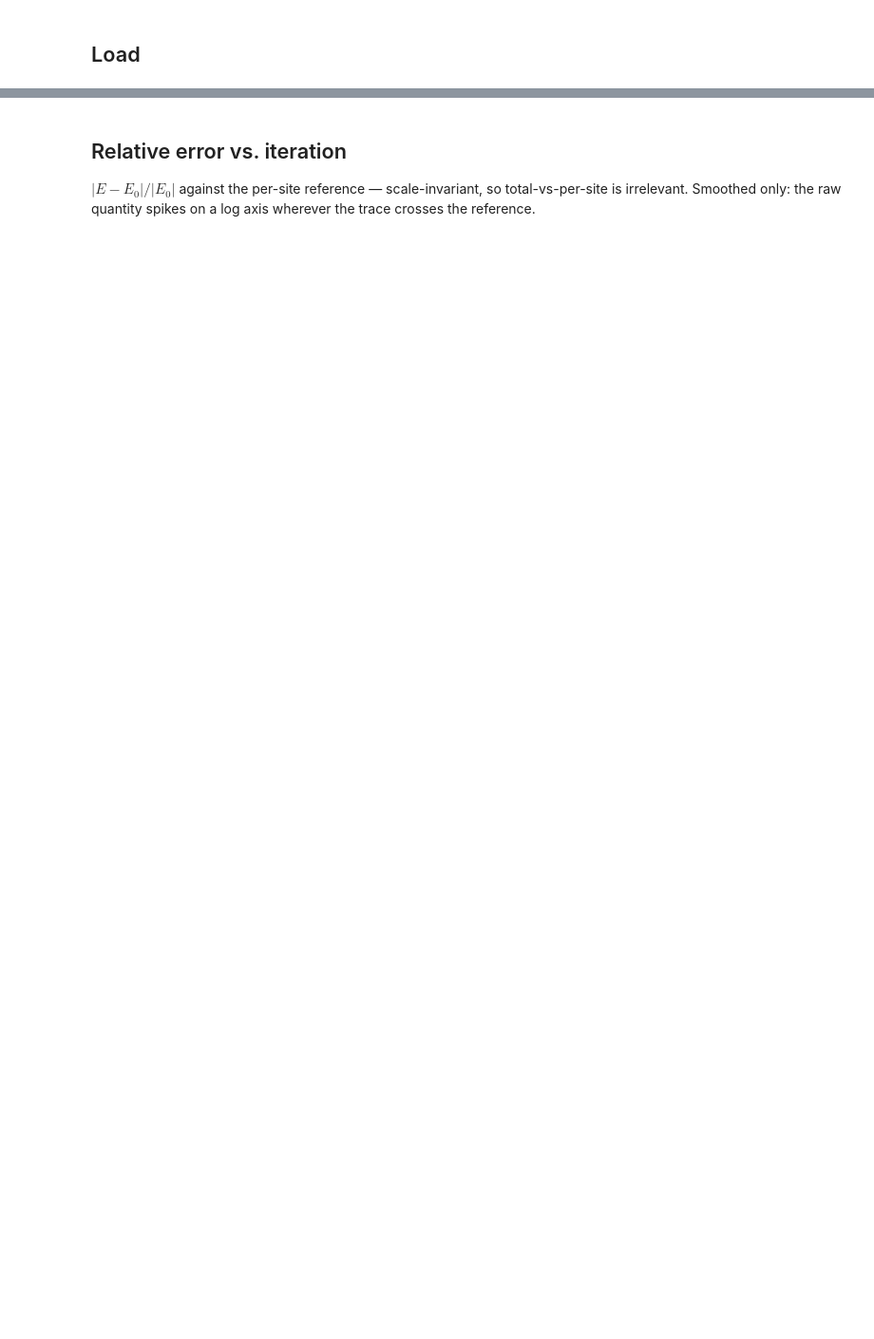
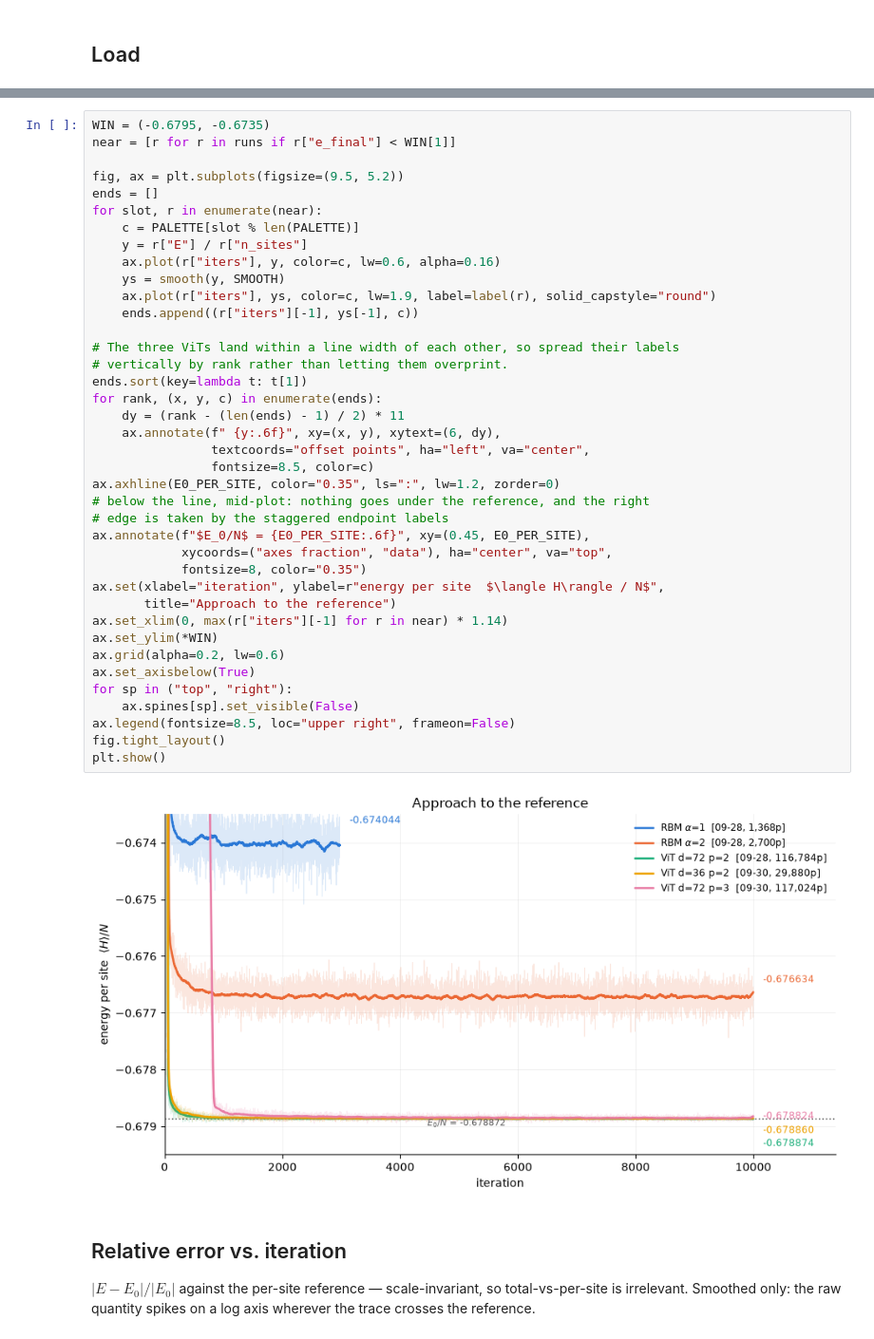
Before and after one commit to alex-shilcusky/spinbasis_2d, a Jupyter notebook: plot_ansatz_comparison.ipynb, the cells around one changed output, grey strips where cells are left out. Shown at 95% size. Cells and saved outputs as stored; diff of their text form; blank space fills up the shorter version.

```diff
--- a/plot_ansatz_comparison.ipynb
+++ b/plot_ansatz_comparison.ipynb
@@ -228 +344,42 @@ plt.show()
+# %%
+WIN = (-0.6795, -0.6735)
+near = [r for r in runs if r["e_final"] < WIN[1]]
+
+fig, ax = plt.subplots(figsize=(9.5, 5.2))
+ends = []
+for slot, r in enumerate(near):
+    c = PALETTE[slot % len(PALETTE)]
+    y = r["E"] / r["n_sites"]
+    ax.plot(r["iters"], y, color=c, lw=0.6, alpha=0.16)
+    ys = smooth(y, SMOOTH)
+    ax.plot(r["iters"], ys, color=c, lw=1.9, label=label(r), solid_capstyle="round")
+    ends.append((r["iters"][-1], ys[-1], c))
+
+# The three ViTs land within a line width of each other, so spread their labels
+# vertically by rank rather than letting them overprint.
+ends.sort(key=lambda t: t[1])
+for rank, (x, y, c) in enumerate(ends):
+    dy = (rank - (len(ends) - 1) / 2) * 11
+    ax.annotate(f" {y:.6f}", xy=(x, y), xytext=(6, dy),
+                textcoords="offset points", ha="left", va="center",
+                fontsize=8.5, color=c)
+ax.axhline(E0_PER_SITE, color="0.35", ls=":", lw=1.2, zorder=0)
+# below the line, mid-plot: nothing goes under the reference, and the right
+# edge is taken by the staggered endpoint labels
+ax.annotate(f"$E_0/N$ = {E0_PER_SITE:.6f}", xy=(0.45, E0_PER_SITE),
+            xycoords=("axes fraction", "data"), ha="center", va="top",
+            fontsize=8, color="0.35")
+ax.set(xlabel="iteration", ylabel=r"energy per site  $\langle H\rangle / N$",
+       title="Approach to the reference")
+ax.set_xlim(0, max(r["iters"][-1] for r in near) * 1.14)
+ax.set_ylim(*WIN)
+ax.grid(alpha=0.2, lw=0.6)
+ax.set_axisbelow(True)
+for sp in ("top", "right"):
+    ax.spines[sp].set_visible(False)
+ax.legend(fontsize=8.5, loc="upper right", frameon=False)
+fig.tight_layout()
+plt.show()
+# %% [output]
+[figure, added]
 # %% [markdown]
```
Also changed, not shown: parts of 17 cells of this notebook.
